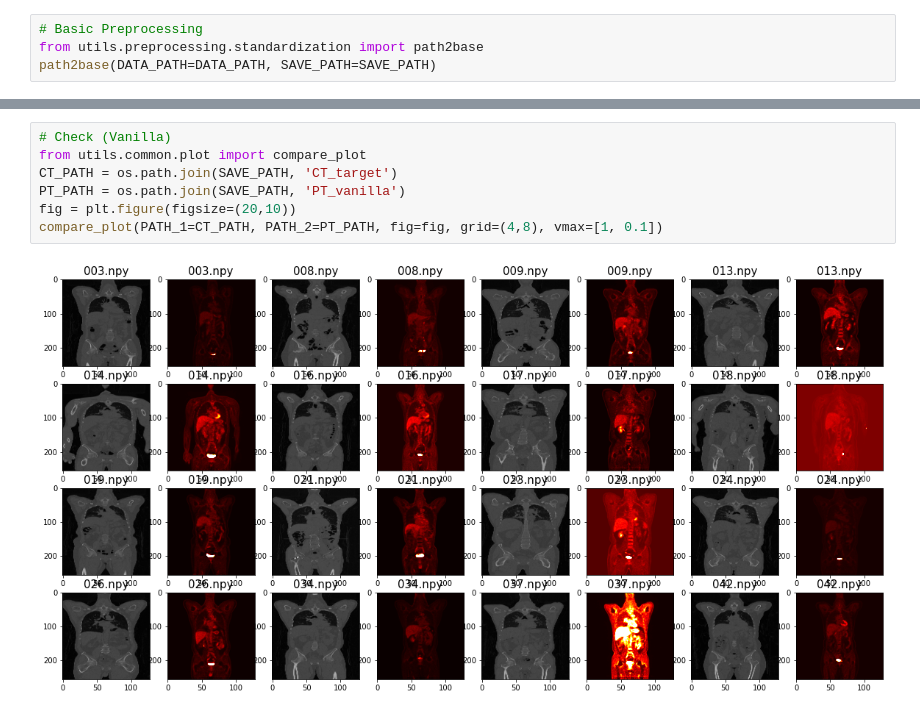
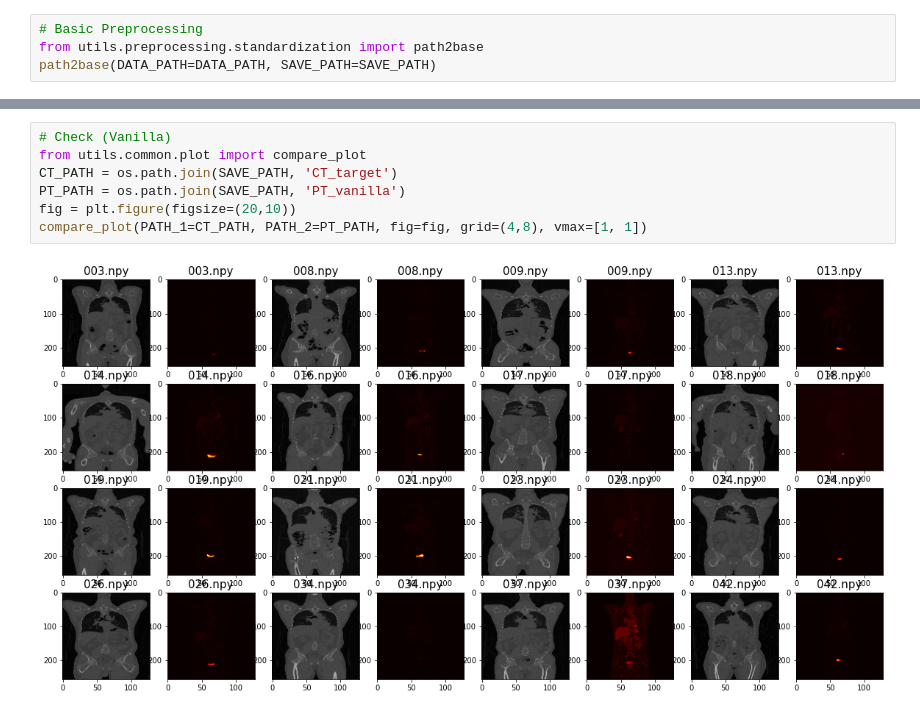
Before and after one commit to rubato-yeong/med_img_registration, a Jupyter notebook: Registration/process.ipynb, the cells around one changed output, grey strips where cells are left out. Cells and saved outputs as stored; diff of their text form.

Commit message:
plot modification

```diff
--- a/Registration/process.ipynb
+++ b/Registration/process.ipynb
@@ -29,11 +62,11 @@ path2base(DATA_PATH=DATA_PATH, SAVE_PATH=SAVE_PATH)
 # %%
 # Check (Vanilla)
 from utils.common.plot import compare_plot
 CT_PATH = os.path.join(SAVE_PATH, 'CT_target')
 PT_PATH = os.path.join(SAVE_PATH, 'PT_vanilla')
 fig = plt.figure(figsize=(20,10))
-compare_plot(PATH_1=CT_PATH, PATH_2=PT_PATH, fig=fig, grid=(4,8), vmax=[1, 0.1])
+compare_plot(PATH_1=CT_PATH, PATH_2=PT_PATH, fig=fig, grid=(4,8), vmax=[1, 1])
 # %% [output]
-[figure, old version]
+[figure, new version]
 # %%
 # Check (Resize)
```
Also changed, not shown: parts of 15 cells of this notebook, 2 other files.
